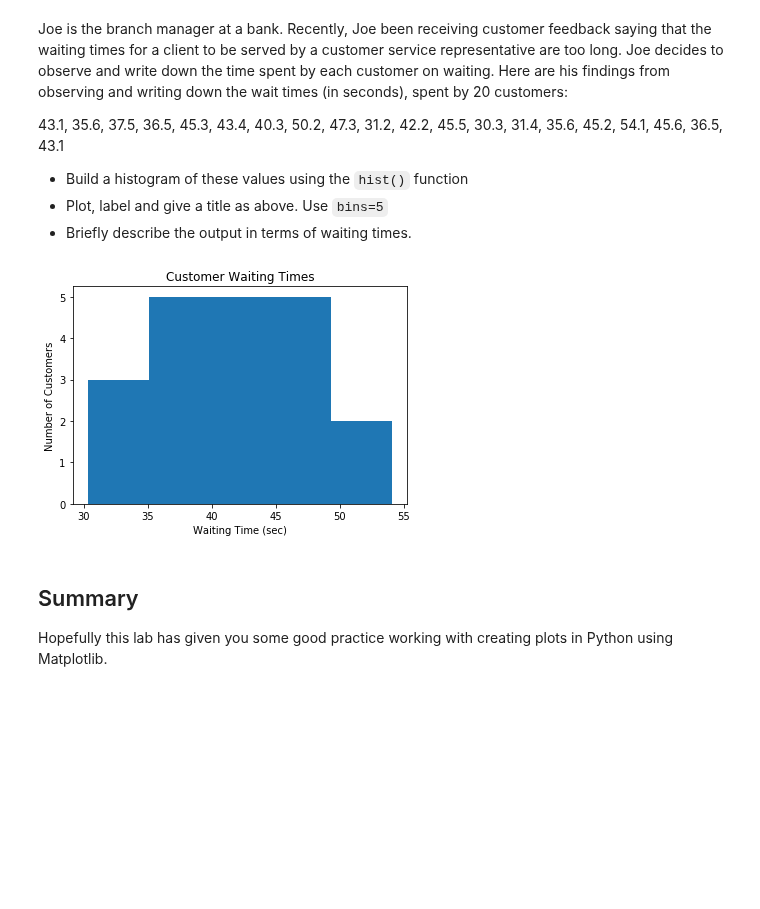
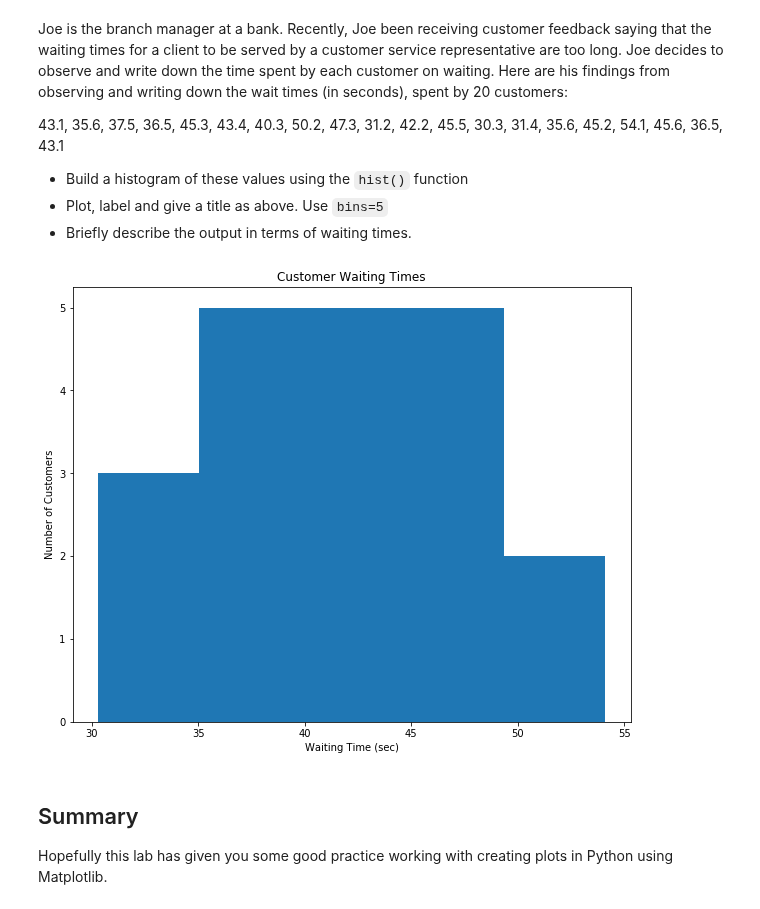
Before and after one commit to as6140/dsc-0-01-22-visualizing-data-lab-seattle-ds-career-040119, a Jupyter notebook: index.ipynb, the cells around one changed output. Saved outputs shown, nothing was run; the diff lists cells and outputs as text; code cells hidden in the pictures; blank space fills up the shorter version.

```diff
--- a/index.ipynb
+++ b/index.ipynb
@@ -93,16 +93,16 @@ Joe is the branch manager at a bank. Recently, Joe been receiving customer feedb
 * Briefly describe the output in terms of waiting times.
 # %%
 x = [43.1, 35.6, 37.5, 36.5, 45.3, 43.4, 40.3, 50.2, 47.3, 31.2, 42.2, 45.5, 30.3, 31.4, 35.6, 45.2, 54.1, 45.6, 36.5, 43.1]
-plt.figure(f)
+plt.figure(figsize=(8,6))
 #Plot the distogram with hist() function
 plt.hist(x,bins=5)
 # Label, give title and show the plot
 plt.xlabel('Waiting Time (sec)')
 plt.ylabel('Number of Customers')
 plt.title('Customer Waiting Times')
 plt.show()
 # %% [output]
-[figure, old version]
+[figure, new version]
 # %% [markdown]
 ## Summary
 
```
